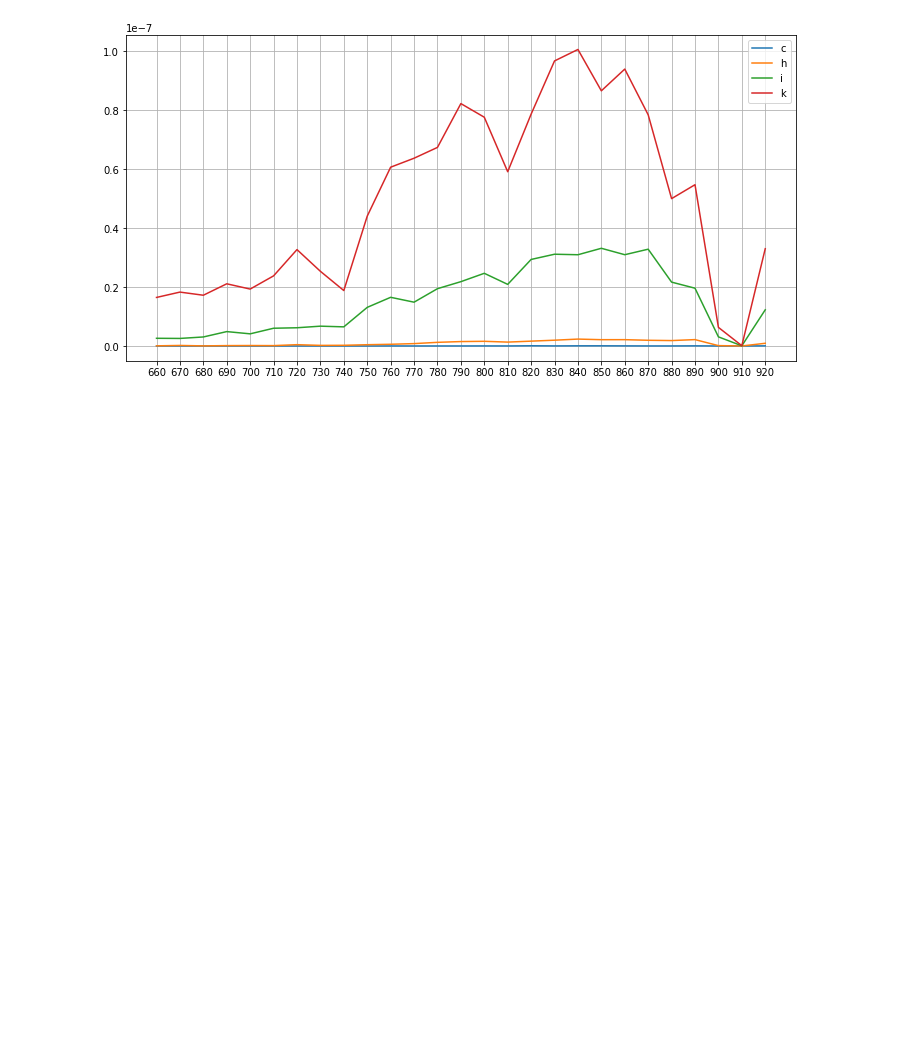
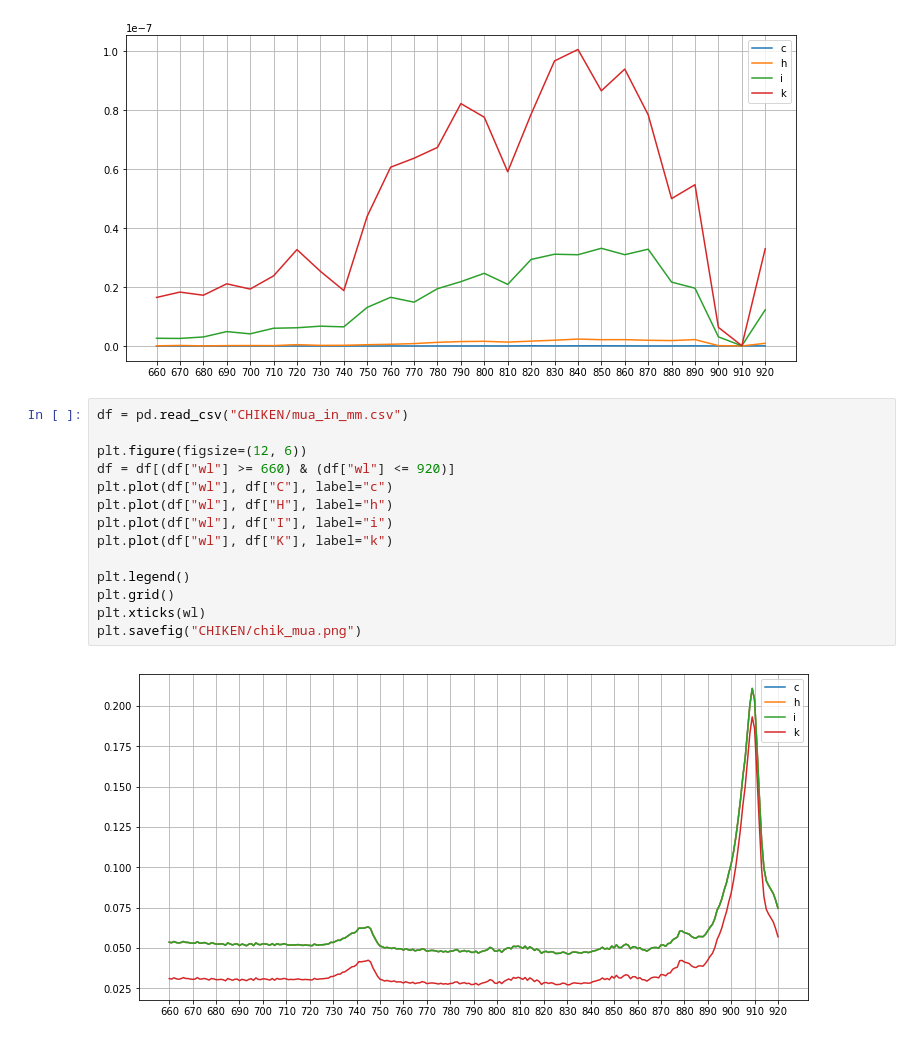
Before and after one commit to ToastCheng/ijv, a Jupyter notebook: n_plot_phantom.ipynb, the cells around one changed output. Saved outputs shown, nothing was run; the diff lists cells and outputs as text; blank space fills up the shorter version.

```diff
--- a/n_plot_phantom.ipynb
+++ b/n_plot_phantom.ipynb
@@ -18,3 +18,19 @@ plt.xticks(wl)
 plt.savefig("CHIKEN/20190509_sim.png")
 # %% [output]
 [figure]
+# %%
+df = pd.read_csv("CHIKEN/mua_in_mm.csv")
+
+plt.figure(figsize=(12, 6))
+df = df[(df["wl"] >= 660) & (df["wl"] <= 920)]
+plt.plot(df["wl"], df["C"], label="c")
+plt.plot(df["wl"], df["H"], label="h")
+plt.plot(df["wl"], df["I"], label="i")
+plt.plot(df["wl"], df["K"], label="k")
+
+plt.legend()
+plt.grid()
+plt.xticks(wl)
+plt.savefig("CHIKEN/chik_mua.png")
+# %% [output]
+[figure, added]
```
Also changed, not shown: 1 other file.
